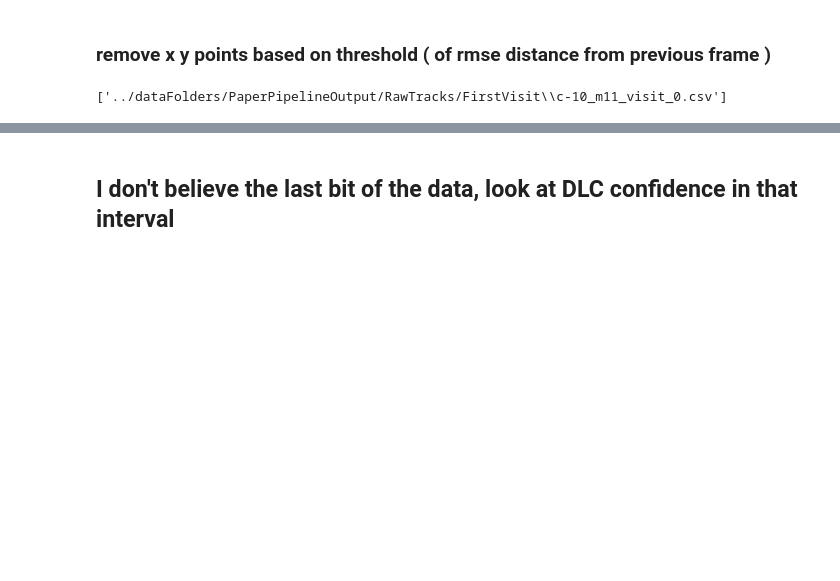
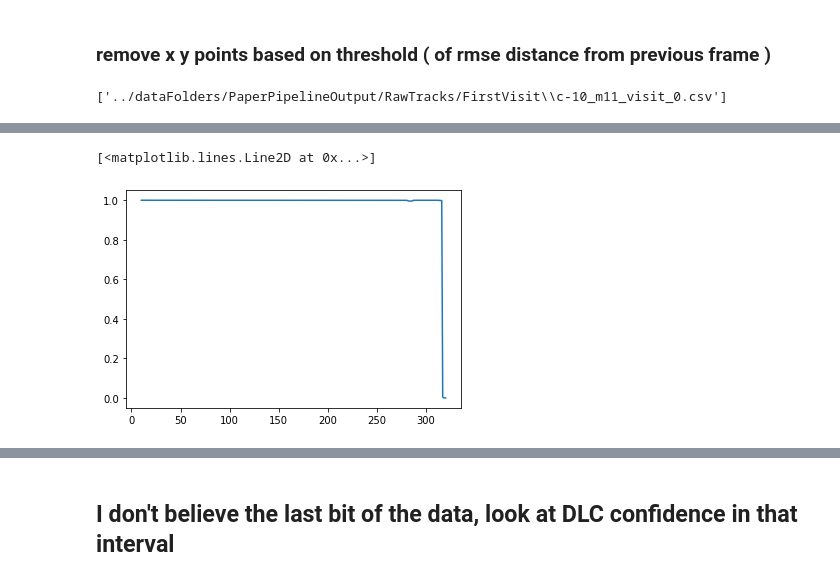
Before and after one commit to TanviDeora/ProboscisTracking, a Jupyter notebook: PaperPinelineCodes/CodeCheck -CleanUpTracksAndGetWhiskingParameters.ipynb, the cells around one changed output, grey strips where cells are left out. Cells and saved outputs as stored; diff of their text form; code cells hidden in the pictures; blank space fills up the shorter version.

```diff
--- a/PaperPinelineCodes/CodeCheck -CleanUpTracksAndGetWhiskingParameters.ipynb
+++ b/PaperPinelineCodes/CodeCheck -CleanUpTracksAndGetWhiskingParameters.ipynb
@@ -65,3 +83,9 @@ if x.size == 0 or y.size == 0:
+# %%
+med = file['likelihood'].rolling(11).median()
+plt.plot(med)
+# %% [output]
+[<matplotlib.lines.Line2D at 0x...>]
+[figure, added]
 # %%
 plt.plot(x,y, 'o-.', alpha = 0.2)
 plt.xlim(0, 648)
```
Also changed, not shown: parts of 16 cells of this notebook, 1 other file.
